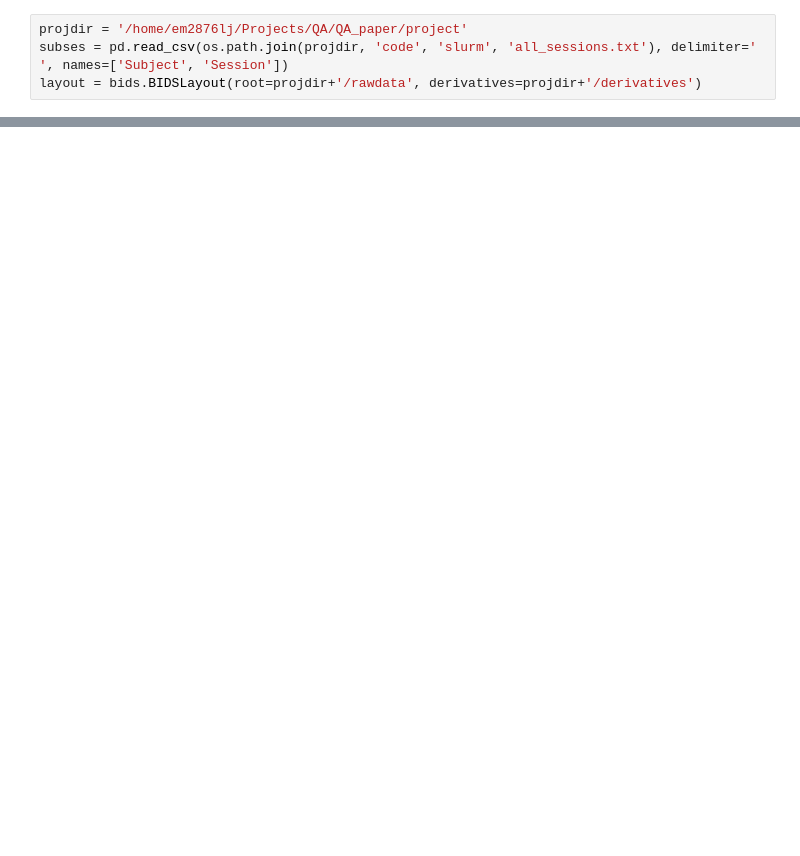
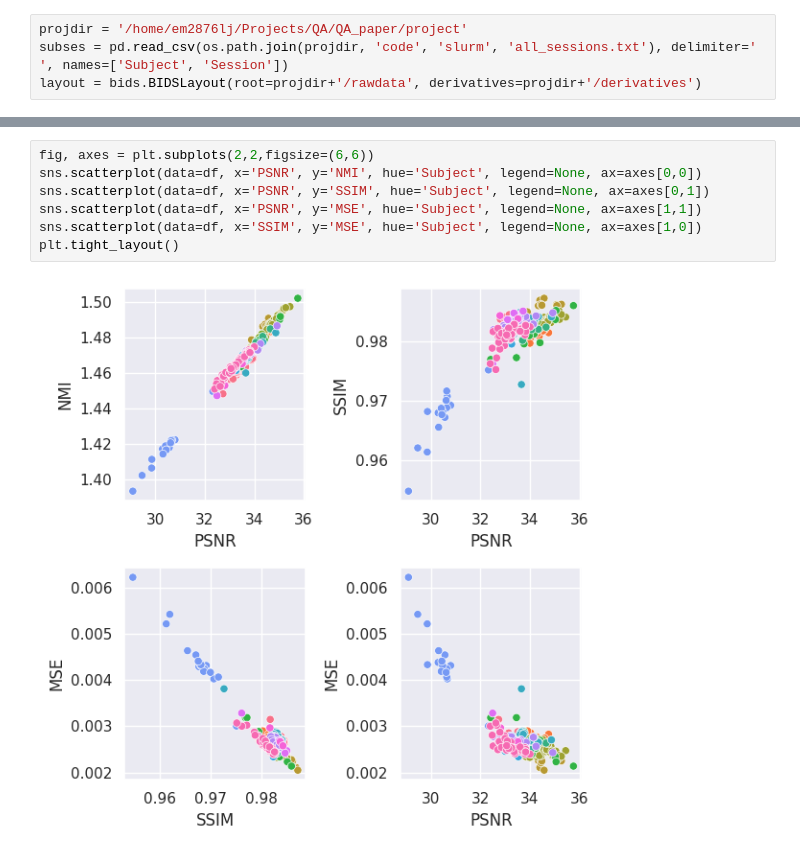
Before and after one commit to UNITY-Physics/unity_qa_paper, a Jupyter notebook: notebooks/PSNR.ipynb, the cells around one changed output, grey strips where cells are left out. Drawn from its saved outputs; the diff is of its cells as text; blank space fills up the shorter version.

```diff
--- a/notebooks/PSNR.ipynb
+++ b/notebooks/PSNR.ipynb
@@ -316,0 +73,9 @@ Group Var   1.991    1.310
+# %%
+fig, axes = plt.subplots(2,2,figsize=(6,6))
+sns.scatterplot(data=df, x='PSNR', y='NMI', hue='Subject', legend=None, ax=axes[0,0])
+sns.scatterplot(data=df, x='PSNR', y='SSIM', hue='Subject', legend=None, ax=axes[0,1])
+sns.scatterplot(data=df, x='PSNR', y='MSE', hue='Subject', legend=None, ax=axes[1,1])
+sns.scatterplot(data=df, x='SSIM', y='MSE', hue='Subject', legend=None, ax=axes[1,0])
+plt.tight_layout()
+# %% [output]
+[figure, added]
```
Also changed, not shown: parts of 50 cells of this notebook, 15 other files.
